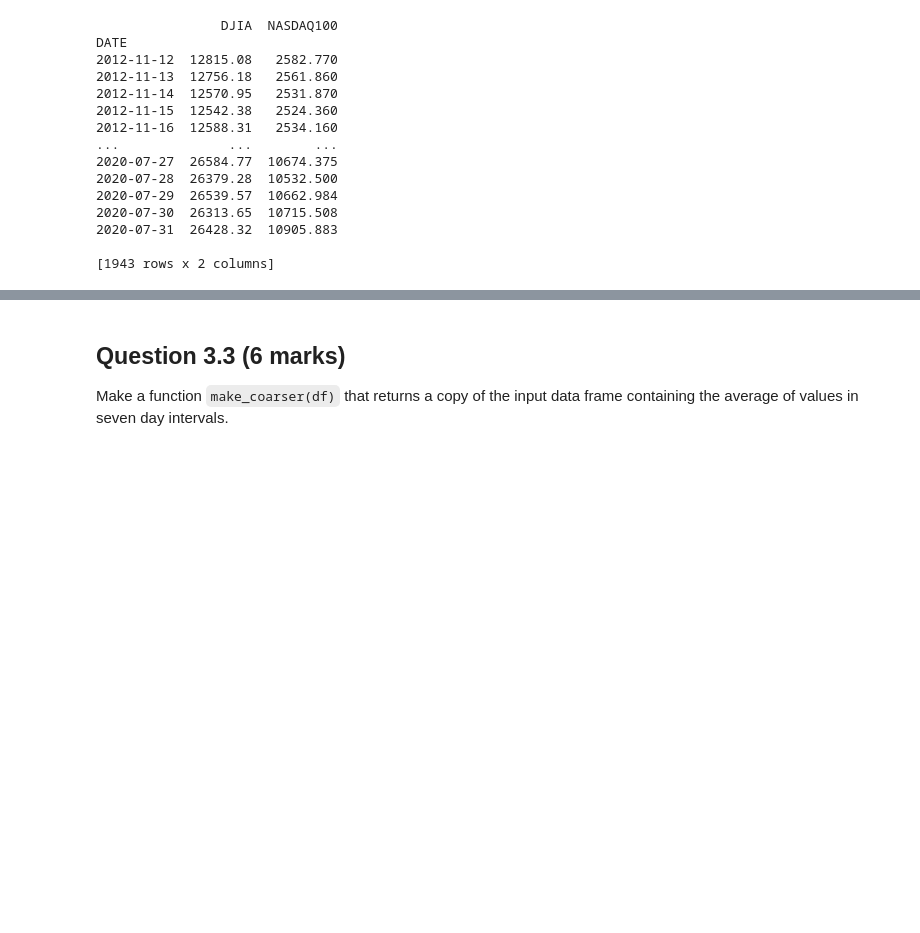
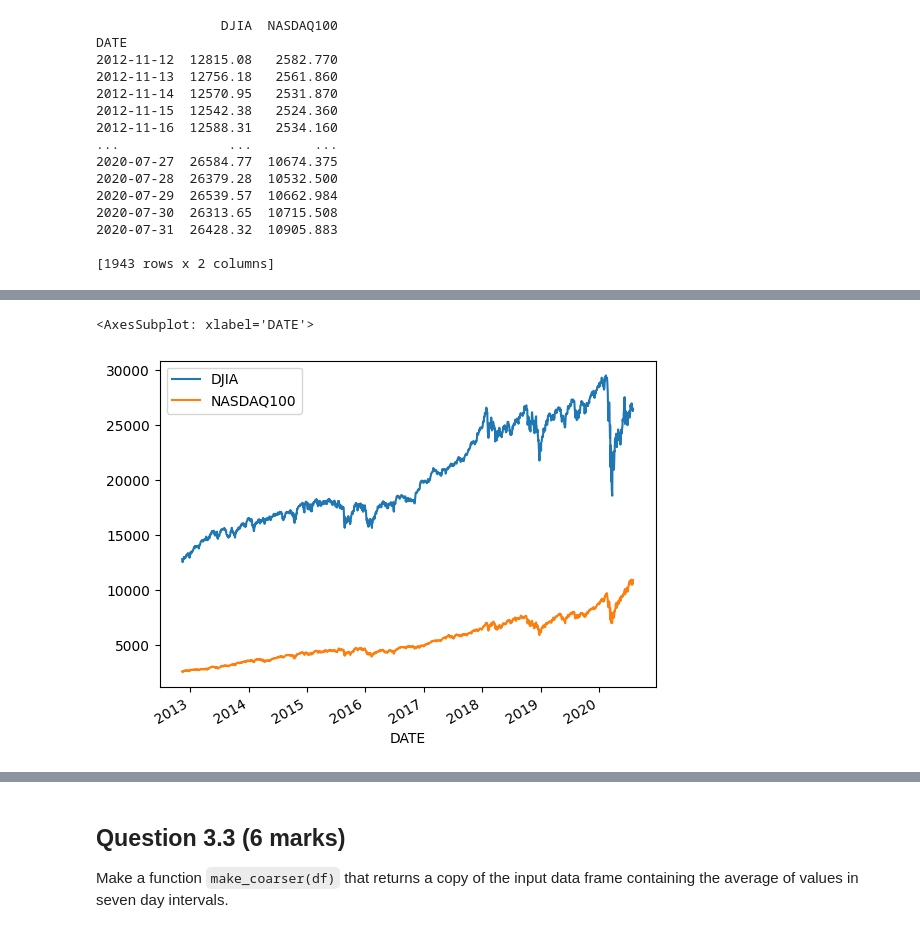
Before and after one commit to katoxiv/Fundamentals_of_Data_Science, a Jupyter notebook: ecmm444_ca1/ca1_trials.ipynb, the cells around one changed output, grey strips where cells are left out. Drawn from its saved outputs; the diff is of its cells as text; code cells hidden in the pictures; blank space fills up the shorter version.

```diff
--- a/ecmm444_ca1/ca1_trials.ipynb
+++ b/ecmm444_ca1/ca1_trials.ipynb
@@ -664,0 +689,6 @@ DATE
+# %%
+df_rmv = remove_missing(df)
+df_rmv.plot()
+# %% [output]
+<AxesSubplot: xlabel='DATE'>
+[figure, added]
```
Also changed, not shown: parts of 10 cells of this notebook.
